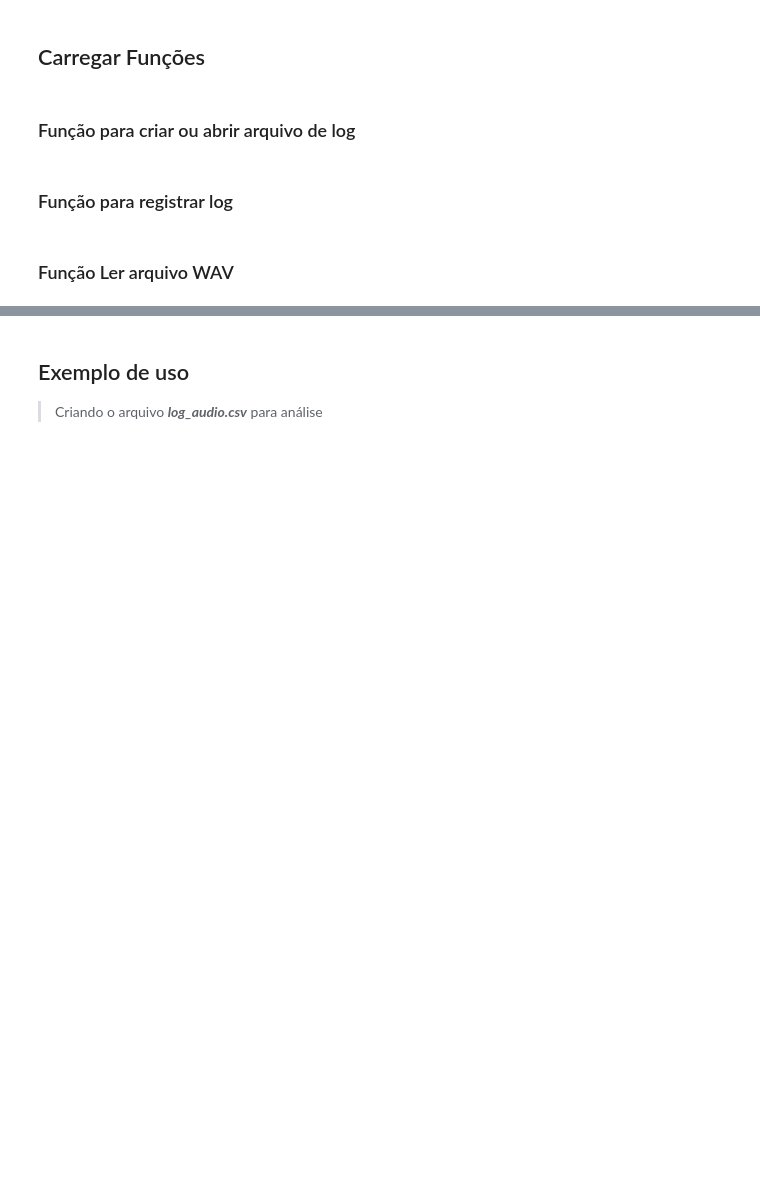
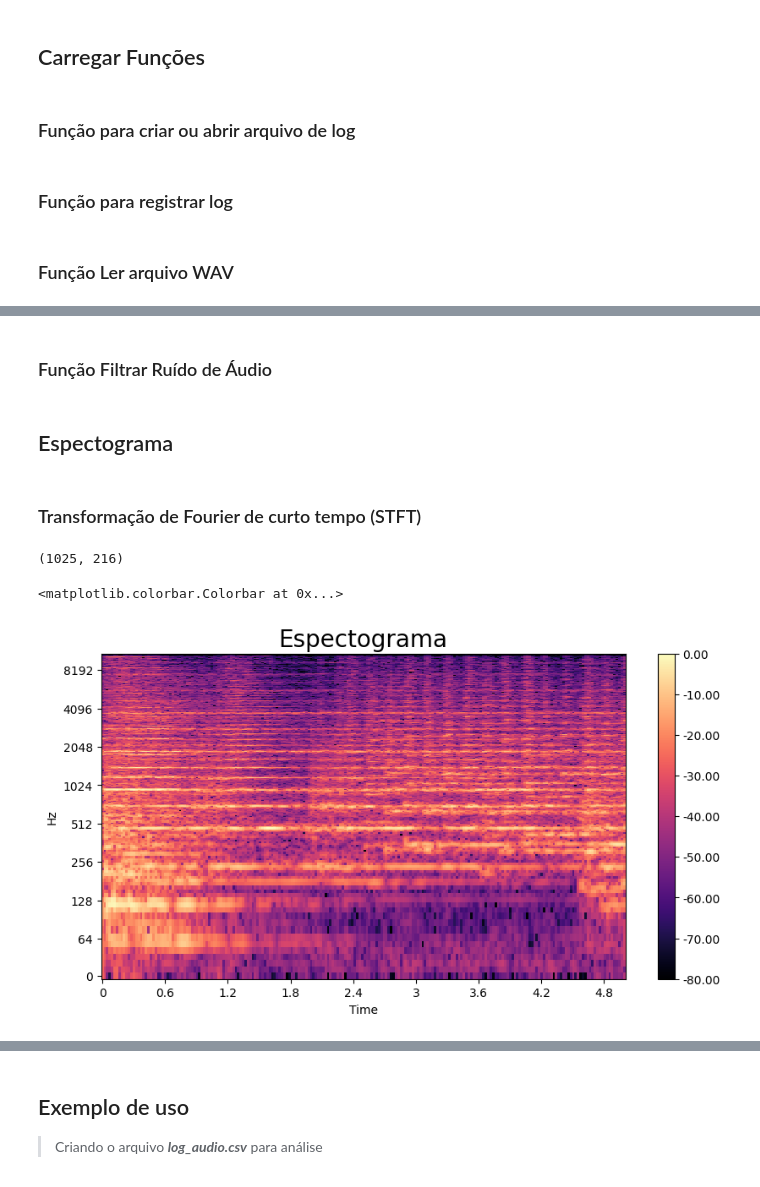
Before and after one commit to luana-kruger/Programming_Techniques-Santander_Coders23, a Jupyter notebook: Scripts/audio_process.ipynb, the cells around one changed output, grey strips where cells are left out. Cells and saved outputs as stored; diff of their text form; code cells hidden in the pictures; blank space fills up the shorter version.

Commit message:
Funções novas e espectograma no arquivo audio_process.ipynb. Log_audio

```diff
--- a/Scripts/audio_process.ipynb
+++ b/Scripts/audio_process.ipynb
@@ -197,0 +269,2 @@ Normalizar sinal de áudio original
+# %% [markdown]
+### Função Filtrar Ruído de Áudio
@@ -197,0 +302,33 @@ Normalizar sinal de áudio original
+# %% [markdown]
+## Espectograma
+# %% [markdown]
+### Transformação de Fourier de curto tempo (STFT)
+# %%
+'''
+Utilizada para analisar sinais em termos de suas componentes de frequência, a ideia básica por trás da STFT é dividir
+o sinal de entrada em pequenos segmentos de tempo, geralmente chamados de janelas.
+Em seguida, a Transformação de Fourier é aplicada a cada uma dessas janelas individuais. Isso resulta
+em uma representação do sinal em intervalos de tempo discretos
+'''
+
+## Parametros
+
+path = './audio_test.wav'
+audio_data, rate = librosa.load(path)
+D = librosa.stft(audio_data)   # Divide o áudio nas "janelas"
+S_db = librosa.amplitude_to_db(np.abs(D), ref=np.max)   # Converte a amplitude para decibeis
+S_db.shape   # Retorna o array (shape)
+# %% [output]
+(1025, 216)
+# %%
+# Criação do espectograma
+# Na barra de cores, podemos verificar a correspondencia das cores com a amplitude em decibéis
+
+fig, ax = plt.subplots(figsize=(10,5))
+img = librosa.display.specshow(S_db, x_axis='time', y_axis='log', ax=ax)
+
+ax.set_title('Espectograma', fontsize=20)
+fig.colorbar(img, ax=ax, format=f'%0.2f')
+# %% [output]
+<matplotlib.colorbar.Colorbar at 0x...>
+[figure, added]
```
Also changed, not shown: parts of 33 cells of this notebook, 1 other file.
